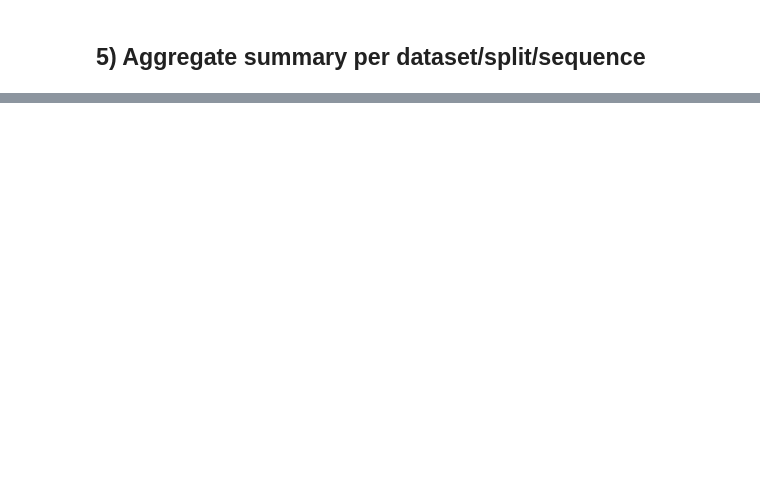
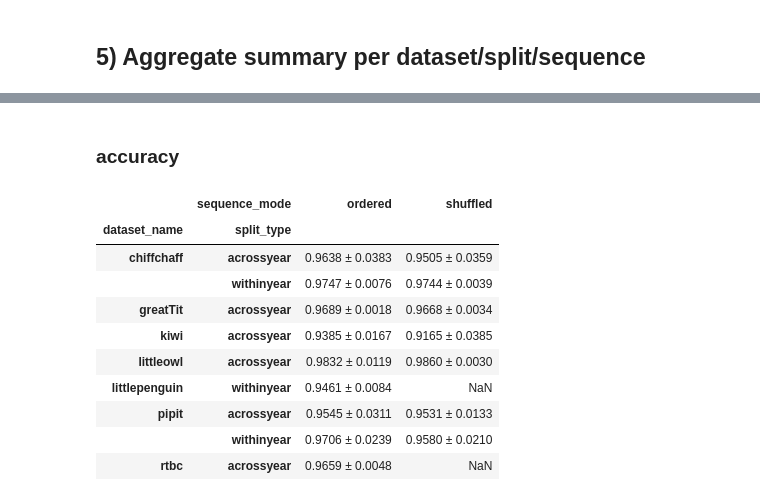
Before and after one commit to jongalon/embedding-to-individual-id, a Jupyter notebook: Notebooks/Summary metrics LSTM.ipynb, the cells around one changed output, grey strips where cells are left out. Drawn from its saved outputs; the diff is of its cells as text; code cells hidden in the pictures; blank space fills up the shorter version.

```diff
--- a/Notebooks/Summary metrics LSTM.ipynb
+++ b/Notebooks/Summary metrics LSTM.ipynb
@@ -265,0 +328,23 @@ Saved combined metrics to: /teamspace/studios/this_studio/Results/_combined/summ
+# %% [markdown]
+### accuracy
+# %%
+pivot_df = pretty_summary_df.pivot_table(
+    index=["dataset_name", "split_type"],
+    columns=["sequence_mode"],
+    values="test_accuracy",
+    aggfunc="first"
+)
+
+display(pivot_df)
+# %% [output]
+|  | sequence_mode | ordered | shuffled |
+| dataset_name | split_type |  |  |
+| chiffchaff | acrossyear | 0.9638 ± 0.0383 | 0.9505 ± 0.0359 |
+|  | withinyear | 0.9747 ± 0.0076 | 0.9744 ± 0.0039 |
+| greatTit | acrossyear | 0.9689 ± 0.0018 | 0.9668 ± 0.0034 |
+| kiwi | acrossyear | 0.9385 ± 0.0167 | 0.9165 ± 0.0385 |
+| littleowl | acrossyear | 0.9832 ± 0.0119 | 0.9860 ± 0.0030 |
+| littlepenguin | withinyear | 0.9461 ± 0.0084 | NaN |
+| pipit | acrossyear | 0.9545 ± 0.0311 | 0.9531 ± 0.0133 |
+|  | withinyear | 0.9706 ± 0.0239 | 0.9580 ± 0.0210 |
+| rtbc | acrossyear | 0.9659 ± 0.0048 | NaN |
```
Also changed, not shown: parts of 17 cells of this notebook, 1 other file.
